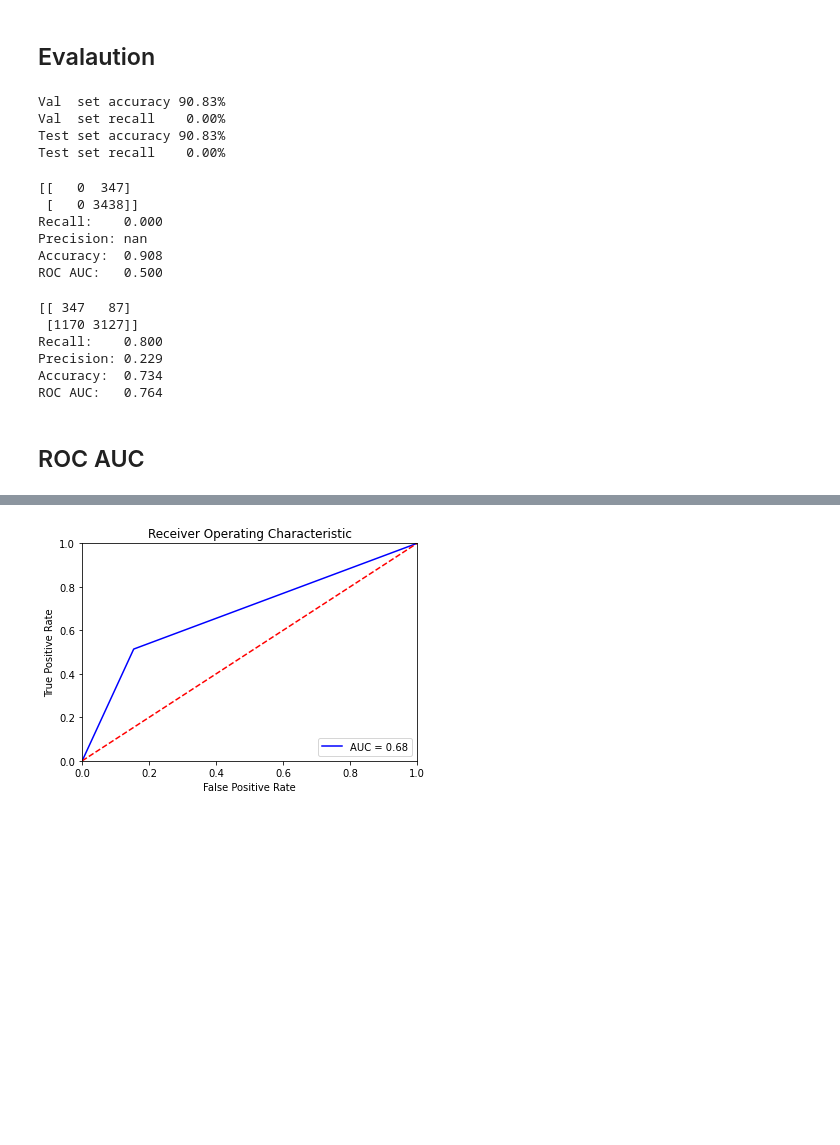
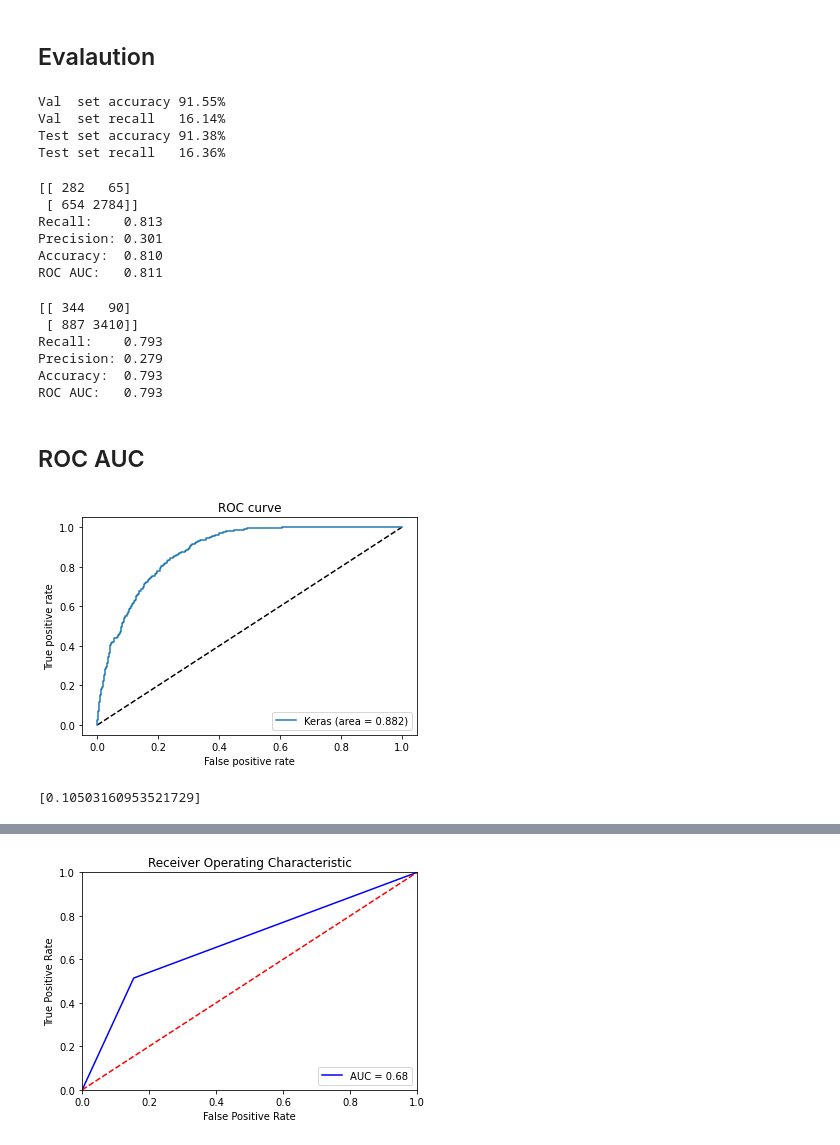
Before and after one commit to taksug229/cancer-image-recognition, a Jupyter notebook: 2. All Data Modeling.ipynb, the cells around one changed output, grey strips where cells are left out. Cells and saved outputs as stored; diff of their text form; code cells hidden in the pictures; blank space fills up the shorter version.

```diff
--- a/2. All Data Modeling.ipynb
+++ b/2. All Data Modeling.ipynb
@@ -149,7 +152,7 @@ X = np.load('data/100x100.npy')
 y = np.load('data/diagnosis.npy')
 # %%
 # Train/test split for Train Set
-XX_train, X_test, yy_train, y_test = train_test_split(X, y, test_size=0.2, random_state=42, stratify=y)
+XX_train, X_test, yy_train, y_test = train_test_split(np.asarray(X), np.asarray(y), test_size=0.2, random_state=42, stratify=y)
 X_train, X_val, y_train, y_val = train_test_split(XX_train, yy_train, test_size=0.2, random_state=42, stratify=yy_train)
 # %% [markdown]
 #### Train Model
@@ -260,19 +376,19 @@ _________________________________________________________________
 ## Evalaution
 # %%
 # Validation Set
-val_loss, val_acc, val_recall = model.evaluate(X_val, y_val, verbose=0)
+val_loss, val_acc, val_recall = new_model.evaluate(X_val, y_val, verbose=0)
 print('Val  set accuracy {:5.2f}%'.format(100*val_acc))
 print('Val  set recall   {:5.2f}%'.format(100*val_recall))
 
 # Test Set
-test_loss, test_acc, test_recall = model.evaluate(X_test, y_test, verbose=0)
+test_loss, test_acc, test_recall = new_model.evaluate(X_test, y_test, verbose=0)
 print('Test set accuracy {:5.2f}%'.format(100*test_acc))
 print('Test set recall   {:5.2f}%'.format(100*test_recall))
 # %% [output]
-Val  set accuracy 90.83%
-Val  set recall    0.00%
-Test set accuracy 90.83%
-Test set recall    0.00%
+Val  set accuracy 91.55%
+Val  set recall   16.14%
+Test set accuracy 91.38%
+Test set recall   16.36%
 # %%
 def matrix_score(y_test, y_pred):
     tn, fp, fn, tp = confusion_matrix(y_test, y_pred).ravel()
@@ -286,30 +402,48 @@ threshold = 0.5
 # %%
 # Validation Set
-result = (model.predict(X_val) > threshold).astype(int)
+result = (new_model.predict(X_val) > threshold).astype(int)
 result =[i[0] for i in result]
 y_val_pred = np.asarray(result)
 
 matrix_score(y_val, y_val_pred)
 # %% [output]
-[[   0  347]
- [   0 3438]]
-Recall:    0.000
-Precision: nan
-Accuracy:  0.908
-ROC AUC:   0.500
+[[ 282   65]
+ [ 654 2784]]
+Recall:    0.813
+Precision: 0.301
+Accuracy:  0.810
+ROC AUC:   0.811
 # %%
 # Test Set
-result = (model.predict(X_test) > threshold).astype(int)
+result = (new_model.predict(X_test) > threshold).astype(int)
 result =[i[0] for i in result]
 y_test_pred = np.asarray(result)
 
 matrix_score(y_test, y_test_pred)
 # %% [output]
-[[ 347   87]
- [1170 3127]]
-Recall:    0.800
-Precision: 0.229
-Accuracy:  0.734
-ROC AUC:   0.764
+[[ 344   90]
+ [ 887 3410]]
+Recall:    0.793
+Precision: 0.279
+Accuracy:  0.793
+ROC AUC:   0.793
 # %% [markdown]
 ## ROC AUC
+# %%
+new_model.save('models/vgg_transfer_1.h5')
+new_model = load_model('models/vgg_transfer_1.h5')
+# %%
+y_pred_keras = new_model.predict(X_test).ravel()
+# %%
+fpr_keras, tpr_keras, thresholds_keras = roc_curve(y_test, y_pred_keras)
+auc_keras = auc(fpr_keras, tpr_keras)
+
+plt.plot([0, 1], [0, 1], 'k--')
+plt.plot(fpr_keras, tpr_keras, label='Keras (area = {:.3f})'.format(auc_keras))
+plt.xlabel('False positive rate')
+plt.ylabel('True positive rate')
+plt.title('ROC curve')
+plt.legend(loc='best')
+plt.show()
+# %% [output]
+[figure, added]
@@ -315,0 +470,4 @@ ROC AUC:   0.764
+# %%
+Find_Optimal_Cutoff(y_test, y_pred_keras)
+# %% [output]
+[0.10503160953521729]
```
Also changed, not shown: parts of 30 cells of this notebook, 1 other file.
